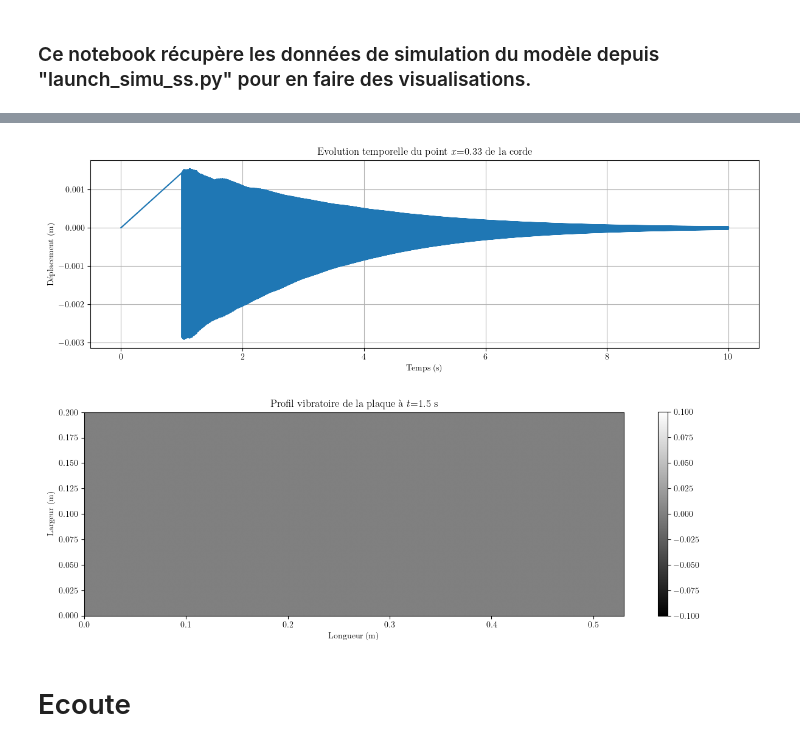
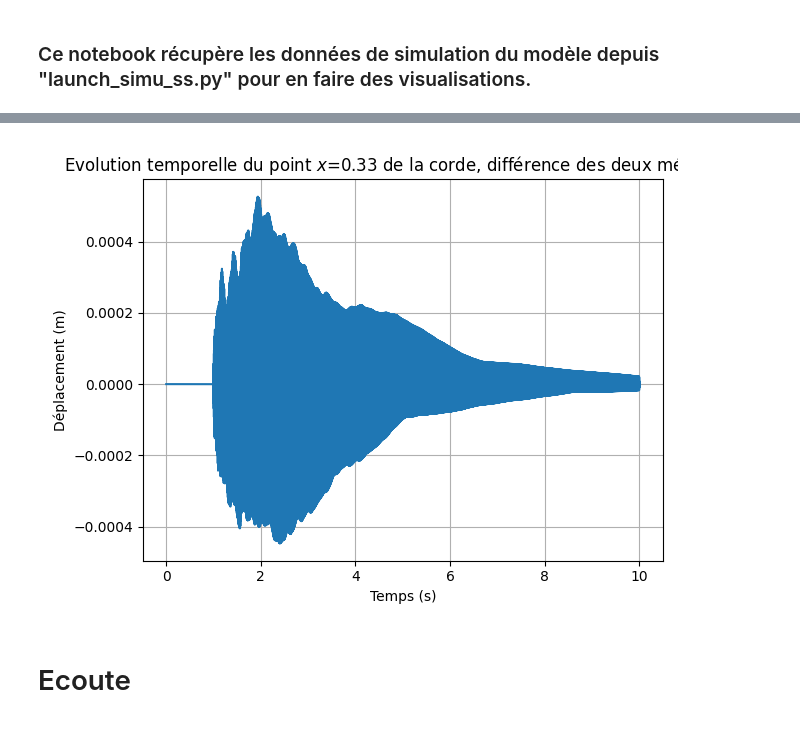
Before and after one commit to peladeaucome/ATIAM-PAM-AnalyseInstruments, a Jupyter notebook: Guitar_model/vico_modphy/visu.ipynb, the cells around one changed output, grey strips where cells are left out. Drawn from its saved outputs; the diff is of its cells as text; code cells hidden in the pictures.

Commit message:
rajout de la version de la résolution numérique de l'article

```diff
--- a/Guitar_model/vico_modphy/visu.ipynb
+++ b/Guitar_model/vico_modphy/visu.ipynb
@@ -23 +27,48 @@ import launch_simu_ss
+# %%
+if meth_ss :
+    import launch_simu_ss
+
+    Q_ss = launch_simu_ss.Q
+    #Mouvement de la corde
+    QS_ss = Q_ss[:NmS,:]
+    QB_ss = Q_ss[NmS:,:]
+
+#Passage dans les coordonnées cartésiennes
+    simuS_NxS_Nt_ss = phiS_Nx_NmS @ QS_ss
+    simuB_NxNy_Nt_ss = phiB_NxNy_NmB @ QB_ss
+# %%
+if meth_article :
+    import launch_simu_article
+
+    Q_ar = launch_simu_article.Q
+    #Mouvement de la corde
+    QS_ar = Q_ar[:NmS,:]
+    QB_ar = Q_ar[NmS:,:]
+
+    #Passage dans les coordonnées cartésiennes
+    simuS_NxS_Nt_ar = phiS_Nx_NmS @ QS_ar
+    simuB_NxNy_Nt_ar = phiB_NxNy_NmB @ QB_ar
+# %%
+# visualisaiton
+fig = plt.figure()
+ax1 = fig.add_subplot(111)
+
+if meth_article and not meth_ss:
+    ax1.plot(t, simuS_NxS_Nt_ar[NxS//2,:],label="")
+    ax1.set_title(rf"Evolution temporelle du point $x$={xS[NxS//2]:.2f} de la corde, méthode article")
+if meth_ss and not meth_article:
+    ax1.plot(t, simuS_NxS_Nt_ss[NxS//2,:] - simuS_NxS_Nt_ar[NxS//2,:],label="")
+    ax1.set_title(rf"Evolution temporelle du point $x$={xS[NxS//2]:.2f} de la corde,méthode Vico")
+if meth_ss and meth_article :  ##si on a choisi les deux méthodes on plote la dif des deux
+    ax1.plot(t, simuS_NxS_Nt_ss[NxS//2,:] - simuS_NxS_Nt_ar[NxS//2,:],label="")
+    ax1.set_title(rf"Evolution temporelle du point $x$={xS[NxS//2]:.2f} de la corde, différence des deux méthodes")
+
+
+ax1.grid()
+ax1.set_xlabel("Temps (s)")
+ax1.set_ylabel("Déplacement (m)")
+fig.tight_layout()
+plt.show()
+# %% [output]
+[figure, added]
 # %%
@@ -32,23 +83,8 @@ simuB_NxNy_Nt = phiB_NxNy_NmB @ QB
-# %%
-fig = plt.figure()
-ax1 = fig.add_subplot(111)
-
-ax1.plot(t, simuS_NxS_Nt[NxS//2,:],label="")
-ax1.grid()
-ax1.set_xlabel("Temps (s)")
-ax1.set_ylabel("Déplacement (m)")
-ax1.set_title(rf"Evolution temporelle du point $x$={xS[NxS//2]:.2f} de la corde")
-
-fig.tight_layout()
-
-plt.show()
-# %% [output]
-[figure, removed]
 # %%
 fig = plt.figure()
 ax1 = fig.add_subplot(111)
 
-img = ax1.imshow(np.abs(simuB_NxNy_Nt[:,int(1.5*Fe)]).reshape((Nx,Ny)),
+img = ax1.imshow(np.abs(simuB_NxNy_Nt_ar[:,int(1.5*Fe)]).reshape((Nx,Ny)),
     extent=[x[0], x[-1] , y[0], y[-1]] ,
     cmap="jet",
     interpolation = "bilinear",
@@ -63,7 +99,5 @@ ax1.set_title(rf"Profil vibratoire de la plaque à $t$={t[int(1.5*Fe)]:.1f} s")
 fig.tight_layout()
 
 plt.show()
-# %% [output]
-[figure, removed]
 # %% [markdown]
 # Ecoute
```
Also changed, not shown: parts of 10 cells of this notebook, 5 other files.
